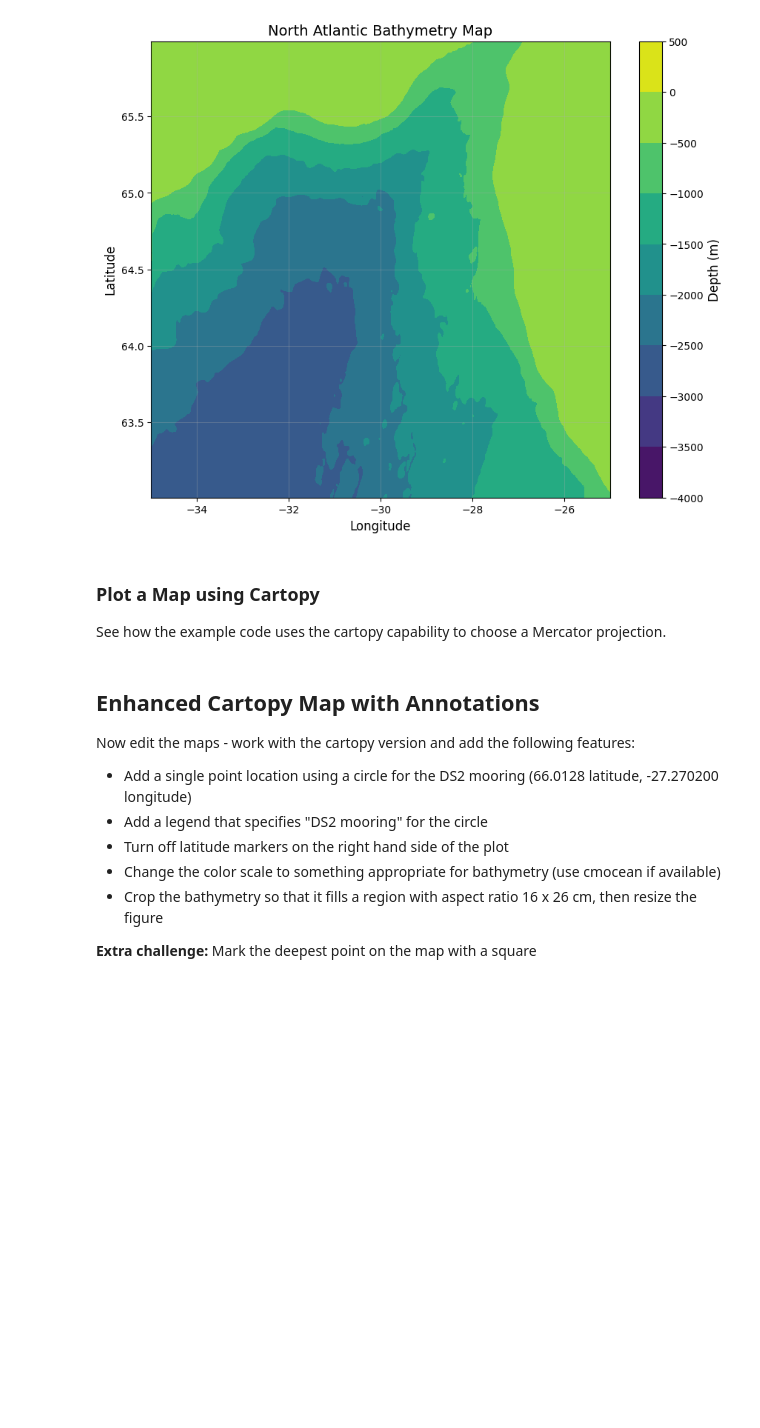
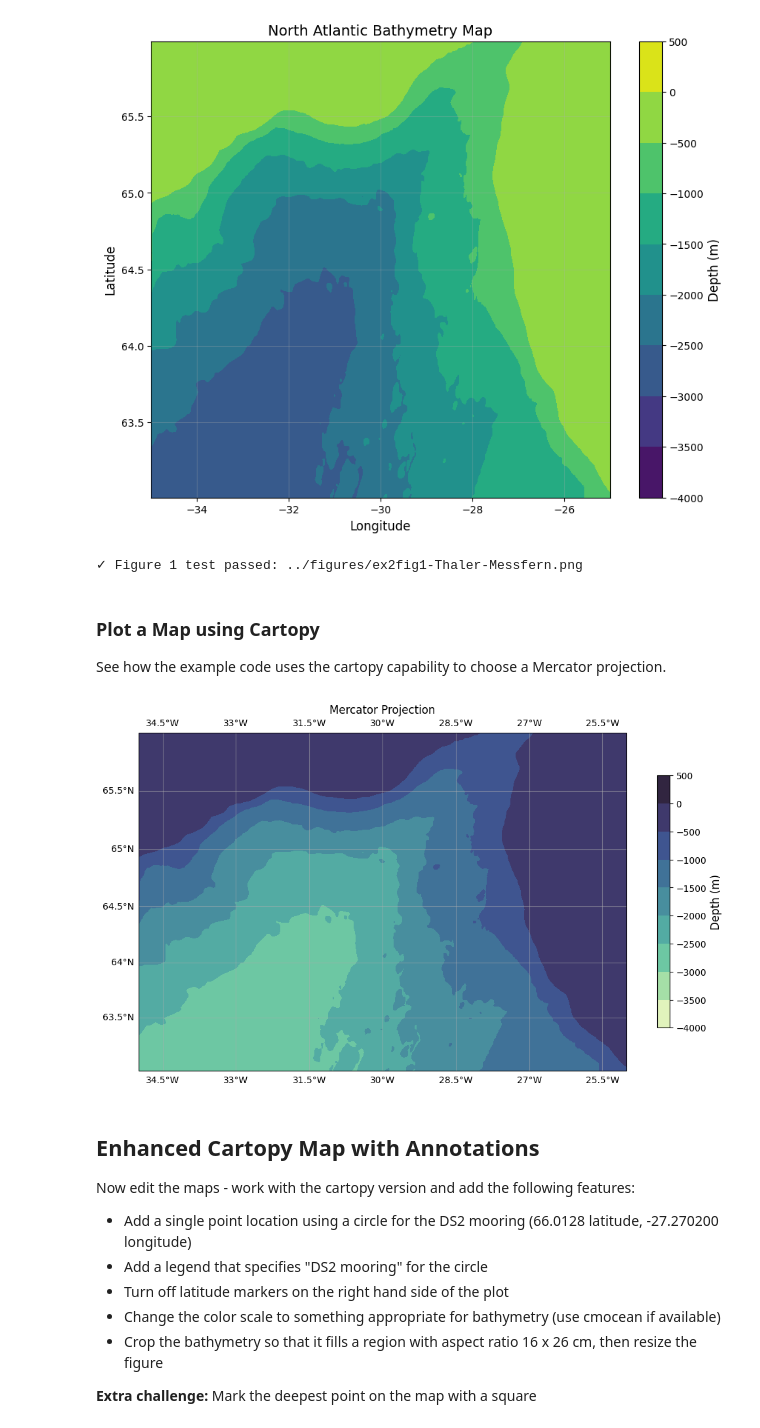
Before and after one commit to ifmeo-courses/messfern-2-bathy-Emelie17, a Jupyter notebook: src/assignment.ipynb, the cells around one changed output. Saved outputs shown, nothing was run; the diff lists cells and outputs as text; code cells hidden in the pictures; blank space fills up the shorter version.

Commit message:
Mercator projection

```diff
--- a/src/assignment.ipynb
+++ b/src/assignment.ipynb
@@ -227,11 +227,13 @@ plt.show()
 # %%
 # Test that Figure 1 was created correctly
 import glob
-fig1_files = glob.glob(figdir + 'ex2fig1-*-Messfern.png')
+fig1_files = glob.glob(figdir + 'ex2fig1-Thaler-Messfern.png')
 assert len(fig1_files) > 0, "Figure 1 (ex2fig1-YourName-Messfern.png) was not created"
 for fig_file in fig1_files:
     assert 'YourName' not in fig_file, f"Replace 'YourName' with your actual name in: {fig_file}"
 print(f"✓ Figure 1 test passed: {fig1_files[0]}")
+# %% [output]
+✓ Figure 1 test passed: ../figures/ex2fig1-Thaler-Messfern.png
 # %% [markdown]
 ### Plot a Map using Cartopy
 
@@ -243,37 +245,43 @@ min_lat, max_lat = lats.min(), lats.max()
 
 # Set up with a Mercator projection
 fig, ax = plt.subplots(figsize=(12, 10), subplot_kw={'projection': ccrs.Mercator()})
 
 # Add coastlines and gridlines
 ax.coastlines(resolution='50m', color='black', linewidth=0.8)
 gl = ax.gridlines(draw_labels=True, alpha=0.5)
 gl.top_labels = True
-gl.right_labels = True
+gl.right_labels = False
 
 # Set the extent
 ax.set_extent([min_lon, max_lon, min_lat, max_lat], crs=ccrs.PlateCarree())
 
 
 
 # YOUR CODE HERE
 # Create an enhanced cartopy map with the following features:
 # 1. Pick depth levels with an interval of 500m (depth_levels)
 # 2. Use better colormap (cmap=cmocean.cm.deep if available, otherwise `Blues` or `Blues_r`)
 # 3. Turn off latitude labels on the right side (edit the code above)
 # 4. Label the colorbar with Depth (m)
 # 5. Add a title to specify that this used "Mercator Projection"
-raise NotImplementedError()
+
 
 contour = ax.contourf(lons, lats, bathymetry, levels=depth_levels,
-                     cmap=cmap, transform=ccrs.PlateCarree())
+                     cmap=cmocean.cm.deep, transform=ccrs.PlateCarree())
+
 # Add colorbar
 cbar = plt.colorbar(contour, ax=ax, orientation='vertical',
                    pad=0.05, aspect=20, shrink=0.5)
+cbar.set_label('Depth (m)', fontsize=12)
+
+plt.title('Mercator Projection', fontsize=12)
 
 # Save the figure
 # IMPORTANT: Change 'YourName' to your actual last name
-plt.savefig(figdir + 'ex2fig2-YourName-Messfern.png', dpi=150, bbox_inches='tight')
+plt.savefig(figdir + 'ex2fig2-Thaler-Messfern.png', dpi=150, bbox_inches='tight')
 plt.show()
+# %% [output]
+[figure, added]
 # %%
 # Test that Figure 2 was created correctly
 fig2_files = glob.glob(figdir + 'ex2fig2-*-Messfern.png')
```
Also changed, not shown: parts of 1 cell of this notebook, 2 other files.
